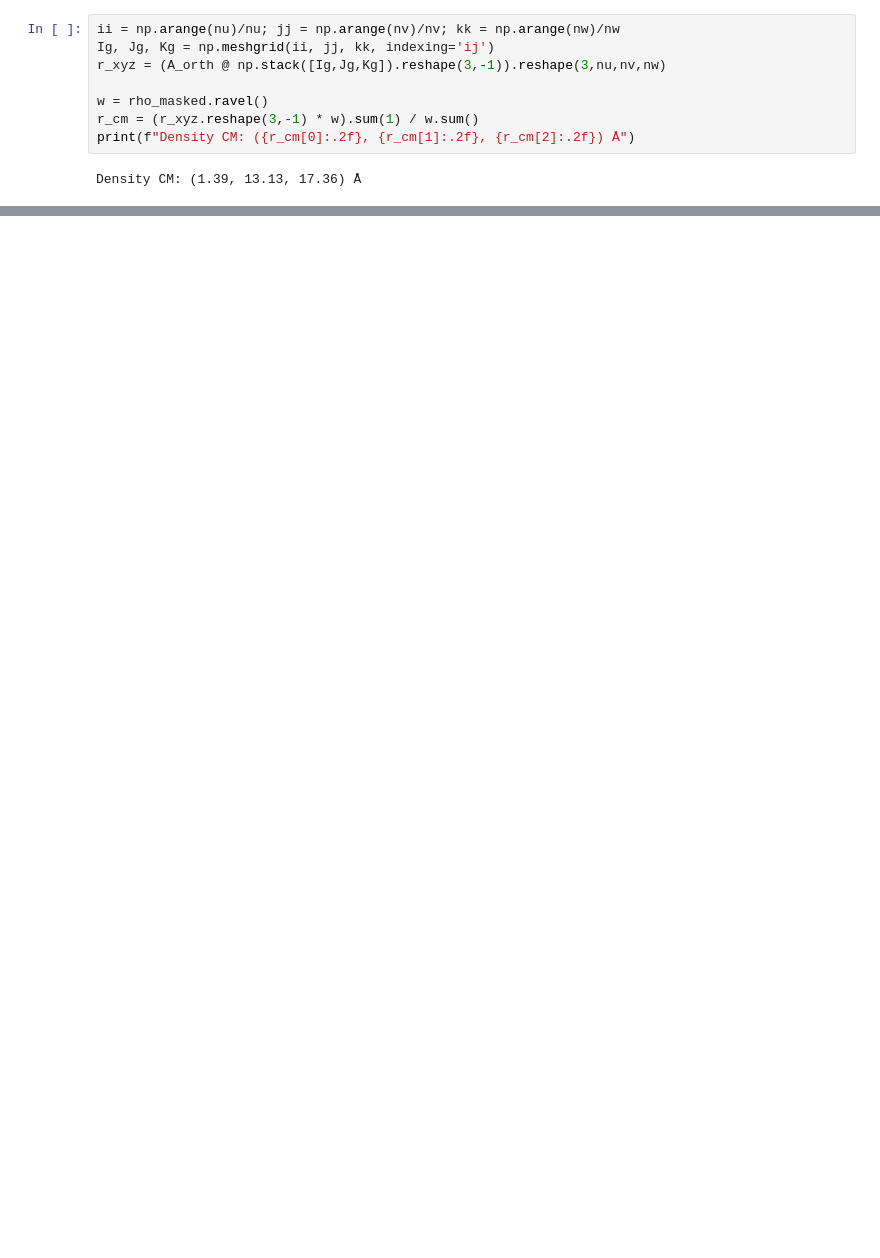
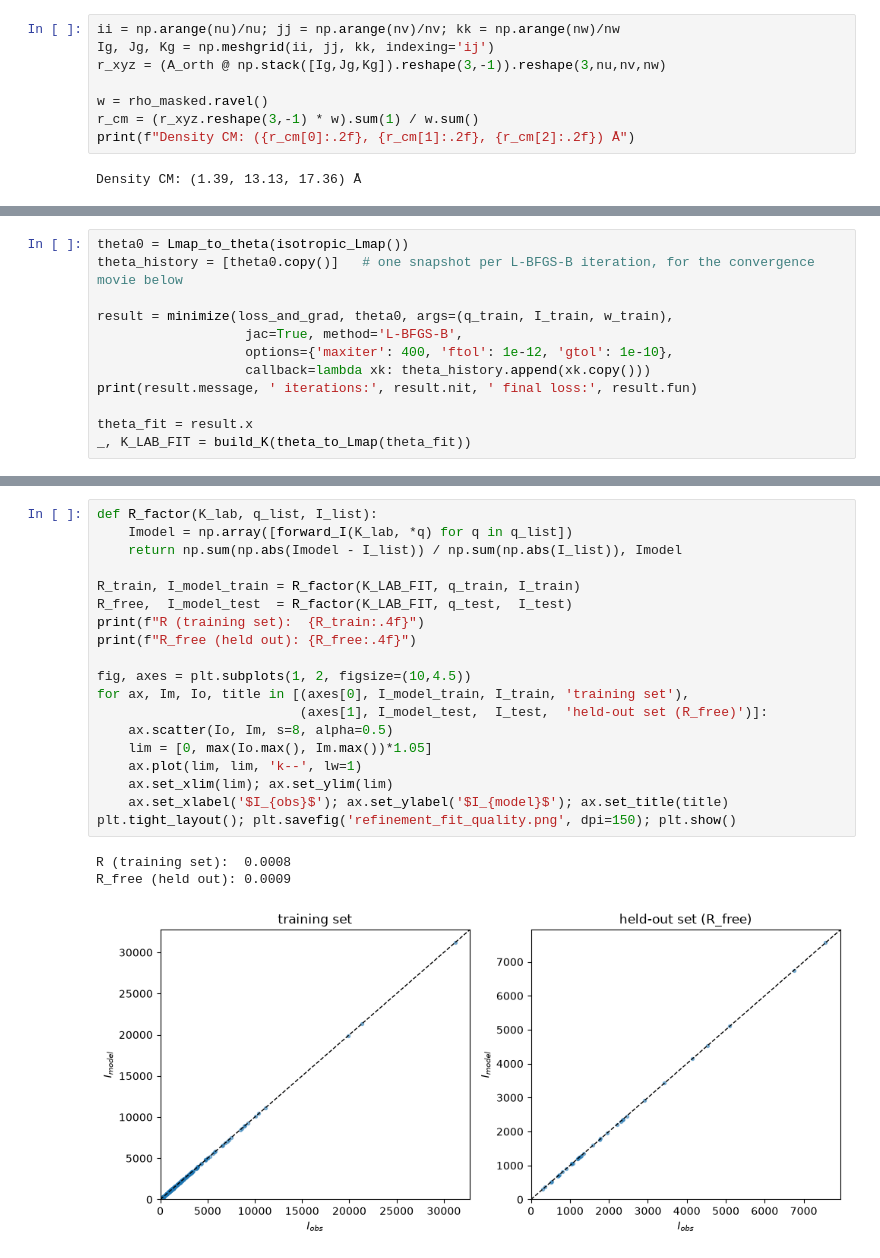
Before and after one commit to diff-use/goodvibes, a Jupyter notebook: sandbox/other-steve/202609/rigid_body_diffuse_6o2h.ipynb, the cells around one changed output, grey strips where cells are left out. Cells and saved outputs as stored; diff of their text form; blank space fills up the shorter version.

```diff
--- a/sandbox/other-steve/202609/rigid_body_diffuse_6o2h.ipynb
+++ b/sandbox/other-steve/202609/rigid_body_diffuse_6o2h.ipynb
@@ -949,0 +900,12 @@ appears as a bright halo on the log-scale map.
+# %%
+theta0 = Lmap_to_theta(isotropic_Lmap())
+theta_history = [theta0.copy()]   # one snapshot per L-BFGS-B iteration, for the convergence movie below
+
+result = minimize(loss_and_grad, theta0, args=(q_train, I_train, w_train),
+                   jac=True, method='L-BFGS-B',
+                   options={'maxiter': 400, 'ftol': 1e-12, 'gtol': 1e-10},
+                   callback=lambda xk: theta_history.append(xk.copy()))
+print(result.message, ' iterations:', result.nit, ' final loss:', result.fun)
+
+theta_fit = result.x
+_, K_LAB_FIT = build_K(theta_to_Lmap(theta_fit))
@@ -949,0 +970,23 @@ appears as a bright halo on the log-scale map.
+# %%
+def R_factor(K_lab, q_list, I_list):
+    Imodel = np.array([forward_I(K_lab, *q) for q in q_list])
+    return np.sum(np.abs(Imodel - I_list)) / np.sum(np.abs(I_list)), Imodel
+
+R_train, I_model_train = R_factor(K_LAB_FIT, q_train, I_train)
+R_free,  I_model_test  = R_factor(K_LAB_FIT, q_test,  I_test)
+print(f"R (training set):  {R_train:.4f}")
+print(f"R_free (held out): {R_free:.4f}")
+
+fig, axes = plt.subplots(1, 2, figsize=(10,4.5))
+for ax, Im, Io, title in [(axes[0], I_model_train, I_train, 'training set'),
+                          (axes[1], I_model_test,  I_test,  'held-out set (R_free)')]:
+    ax.scatter(Io, Im, s=8, alpha=0.5)
+    lim = [0, max(Io.max(), Im.max())*1.05]
+    ax.plot(lim, lim, 'k--', lw=1)
+    ax.set_xlim(lim); ax.set_ylim(lim)
+    ax.set_xlabel('$I_{obs}$'); ax.set_ylabel('$I_{model}$'); ax.set_title(title)
+plt.tight_layout(); plt.savefig('refinement_fit_quality.png', dpi=150); plt.show()
+# %% [output]
+R (training set):  0.0008
+R_free (held out): 0.0009
+[figure, added]
```
Also changed, not shown: parts of 68 cells of this notebook, 24 other files.
